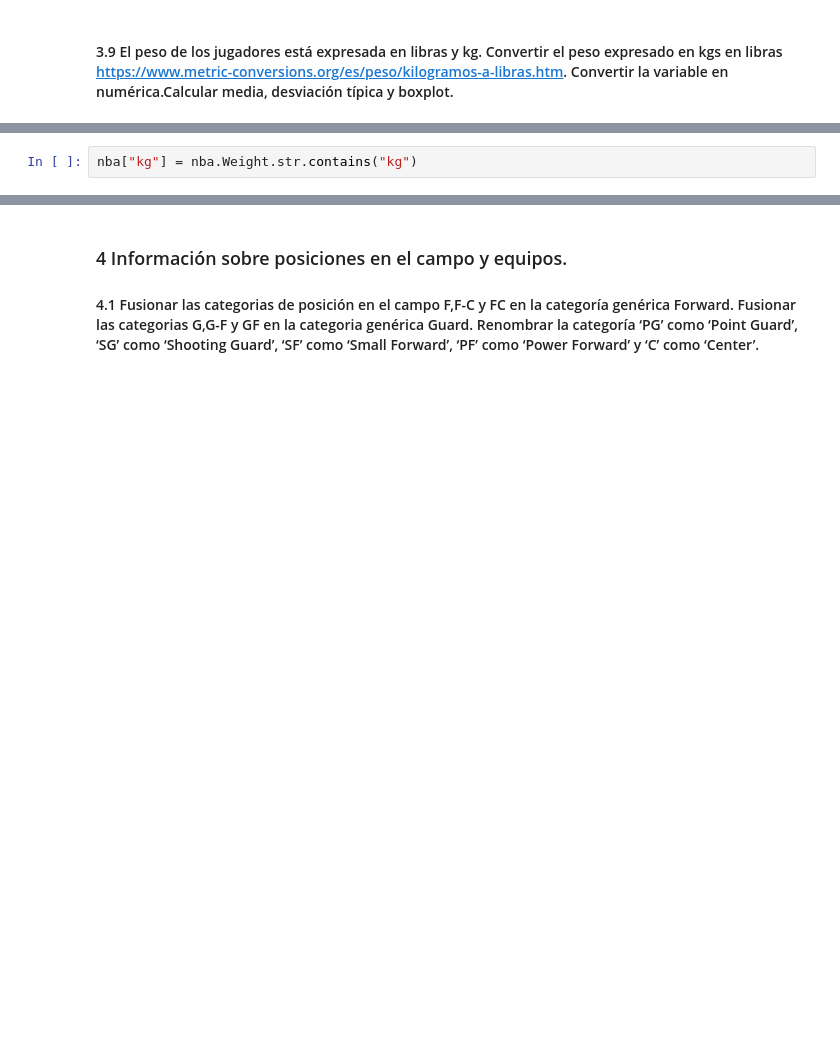
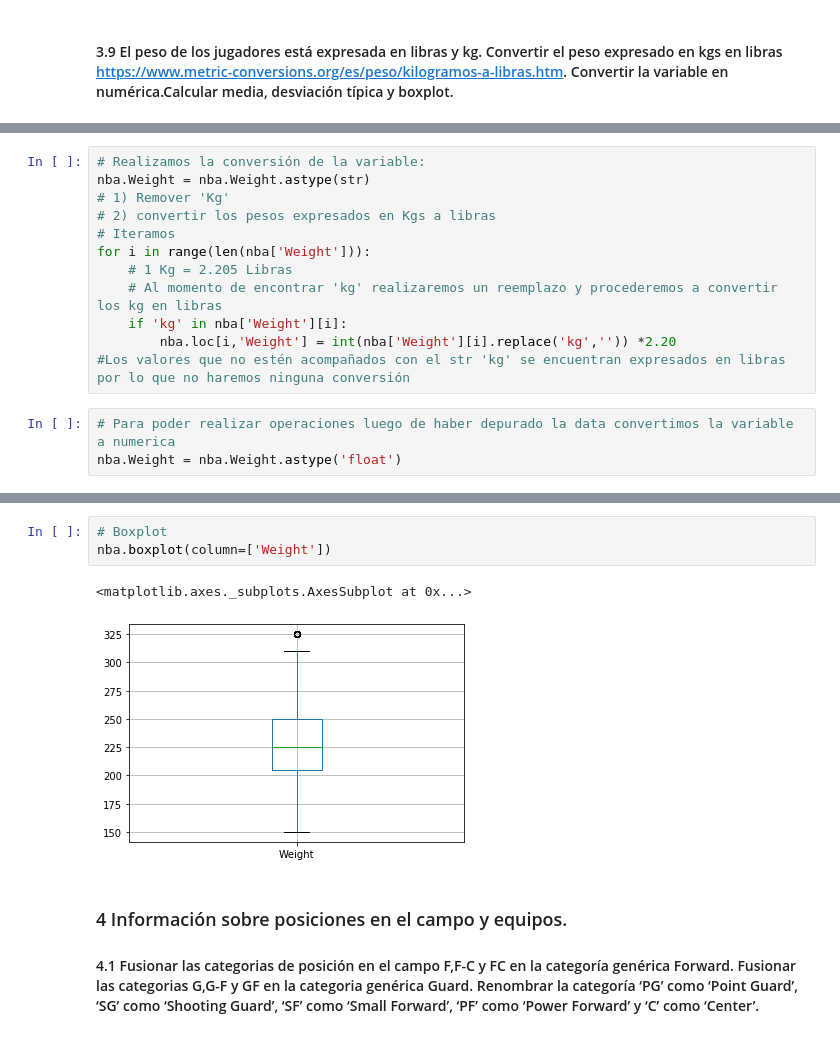
Before and after one commit to jfdacovich/NEOLAND-DS2020-datalabs, a Jupyter notebook: 02-python-201/practices/03-challenges/your-code/01-nba.ipynb, the cells around one changed output, grey strips where cells are left out. Saved outputs shown, nothing was run; the diff lists cells and outputs as text; blank space fills up the shorter version.

```diff
--- a/02-python-201/practices/03-challenges/your-code/01-nba.ipynb
+++ b/02-python-201/practices/03-challenges/your-code/01-nba.ipynb
@@ -219,2 +231,0 @@ pandas.core.series.Series
-# %%
-nba["kg"] = nba.Weight.str.contains("kg")
@@ -225,0 +232,15 @@ pandas.core.series.Series
+# %%
+# Realizamos la conversión de la variable:
+nba.Weight = nba.Weight.astype(str)
+# 1) Remover 'Kg'
+# 2) convertir los pesos expresados en Kgs a libras
+# Iteramos
+for i in range(len(nba['Weight'])):
+    # 1 Kg = 2.205 Libras
+    # Al momento de encontrar 'kg' realizaremos un reemplazo y procederemos a convertir los kg en libras
+    if 'kg' in nba['Weight'][i]:
+        nba.loc[i,'Weight'] = int(nba['Weight'][i].replace('kg','')) *2.20
+#Los valores que no estén acompañados con el str 'kg' se encuentran expresados en libras por lo que no haremos ninguna conversión
+# %%
+# Para poder realizar operaciones luego de haber depurado la data convertimos la variable a numerica
+nba.Weight = nba.Weight.astype('float')
@@ -226,3 +254,9 @@ pandas.core.series.Series
+# %%
+# Boxplot
+nba.boxplot(column=['Weight'])
+# %% [output]
+<matplotlib.axes._subplots.AxesSubplot at 0x...>
+[figure, added]
 # %% [markdown]
 ### 4 Información sobre posiciones en el campo y equipos.
 #### 4.1 Fusionar las categorias de posición en el campo F,F-C y FC en la categoría genérica Forward. Fusionar las categorias G,G-F y GF en la categoria genérica Guard. Renombrar la categoría ‘PG’ como ‘Point Guard’, ‘SG’ como ‘Shooting Guard’, ‘SF’ como ‘Small Forward’, ‘PF’ como ‘Power Forward’ y ‘C’ como ‘Center’.
```
Also changed, not shown: parts of 17 cells of this notebook, 2 other files.
